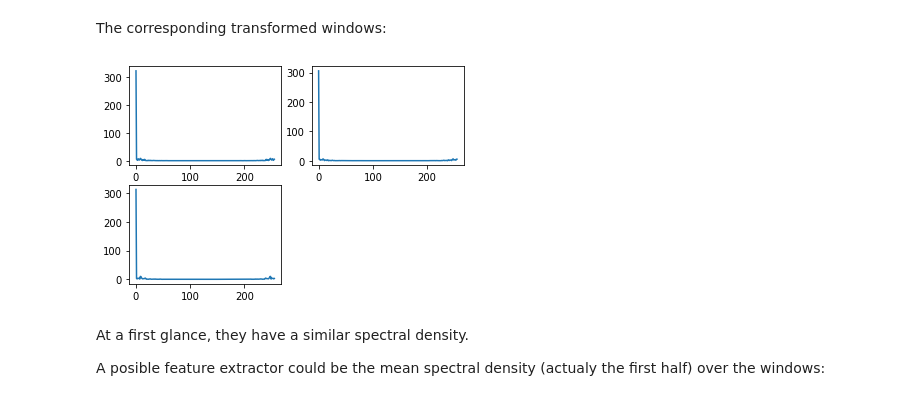
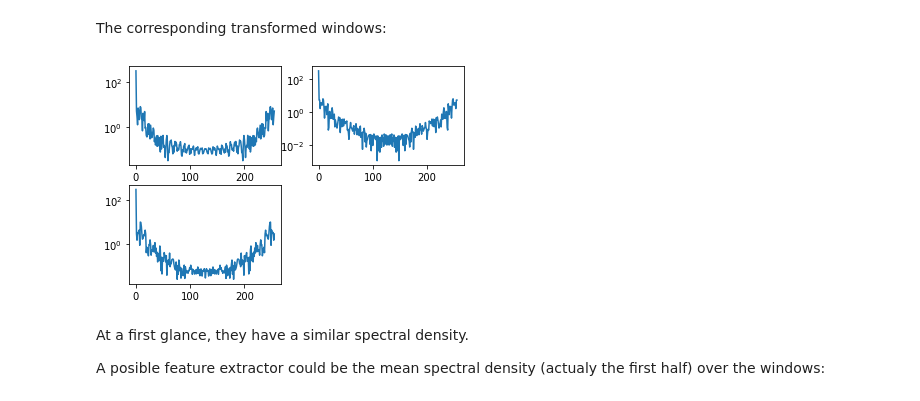
Before and after one commit to gio8tisu/HAR-timeseries-classification, a Jupyter notebook: Fourier.ipynb, the cells around one changed output. Cells and saved outputs as stored; diff of their text form; code cells hidden in the pictures.

```diff
--- a/Fourier.ipynb
+++ b/Fourier.ipynb
@@ -90,9 +90,10 @@ The corresponding transformed windows:
 # %%
 for i in range(sample_stft.shape[0]):
     plt.subplot(220 + i + 1)
+    plt.yscale('log')
     plt.plot(sample_stft[i,:,1])
 # %% [output]
-[figure, old version]
+[figure, new version]
 # %% [markdown]
 At a first glance, they have a similar spectral density.
 
```
Also changed, not shown: parts of 3 cells of this notebook, 3 other files.
